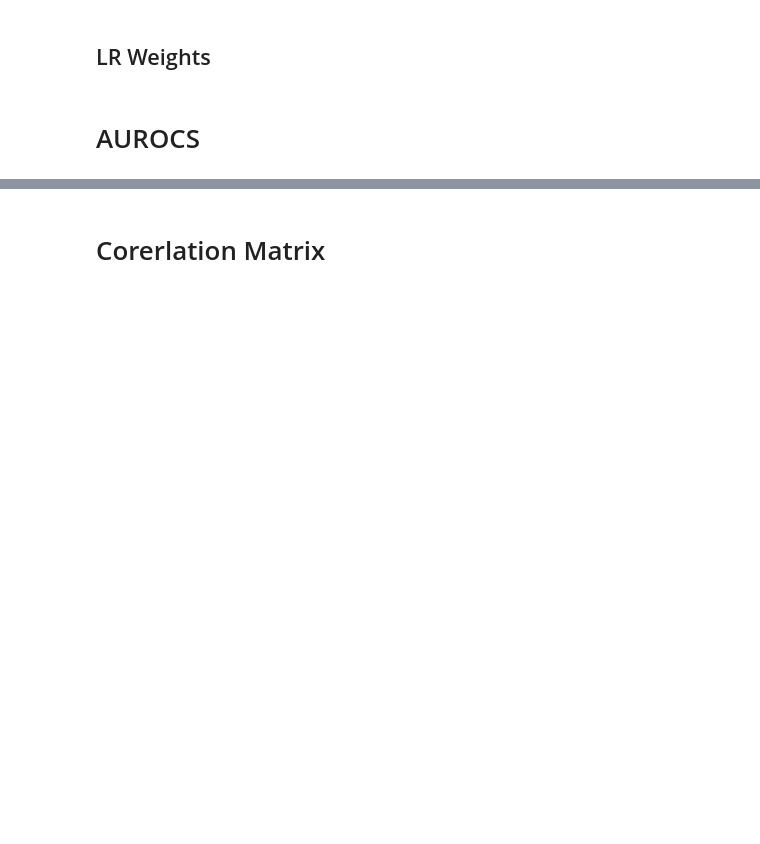
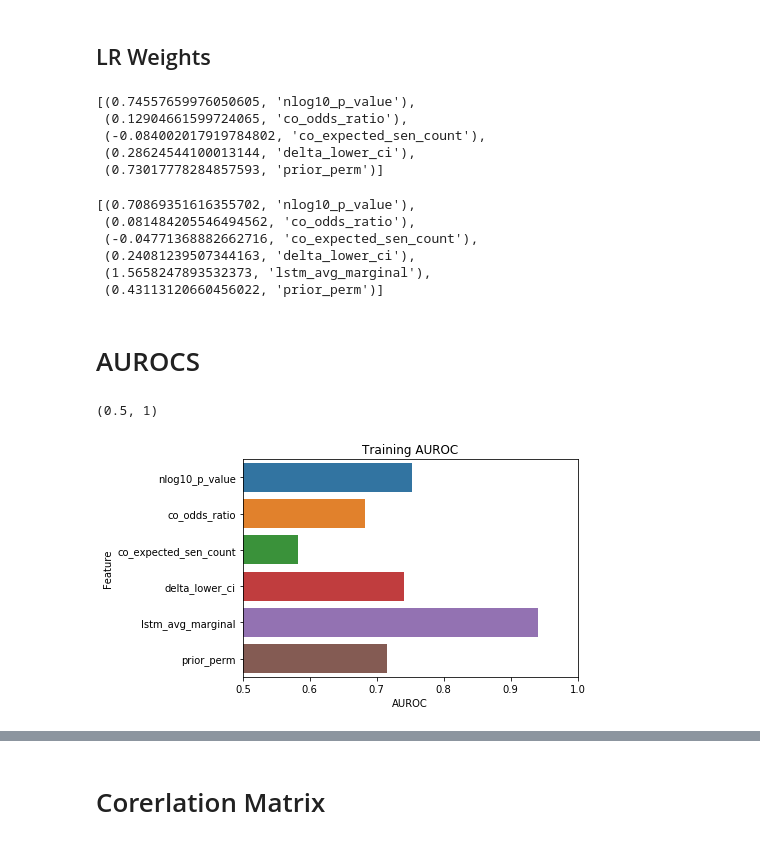
Before and after one commit to greenelab/snorkeling, a Jupyter notebook: All_Relationships/9.entity_prediction.ipynb, the cells around one changed output, grey strips where cells are left out. Drawn from its saved outputs; the diff is of its cells as text; code cells hidden in the pictures; blank space fills up the shorter version.

Commit message:
Added train and test ROCs

```diff
--- a/All_Relationships/9.entity_prediction.ipynb
+++ b/All_Relationships/9.entity_prediction.ipynb
@@ -121,9 +146,8 @@ lstm_features = [
     "lstm_avg_marginal"
 ]
 
-tempX = X[[col for col in X.columns if col not in lstm_features]]
-tempX = tempX.append(X_dev[[col for col in X_dev.columns if col not in lstm_features]])
+tempX = train_X[[col for col in X.columns if col not in lstm_features]]
 
 transformed_tempX = no_lstm_normalizer.fit_transform(tempX)
-transformed_X = lstm_normalizer.fit_transform(X.append(X_dev))
+transformed_X = lstm_normalizer.fit_transform(train_X)
 # %% [output]
@@ -133,6 +157,6 @@ Wall time: 12 ms
 %%time
 
 final_model = GridSearchCV(lr, lr_grid, cv=10, n_jobs=3, scoring='roc_auc', return_train_score=True)
-final_model.fit(transformed_tempX, Y.append(Y_dev))
+final_model.fit(transformed_tempX, train_Y)
 final_models.append(final_model)
 # %% [output]
@@ -143,5 +167,5 @@ Wall time: 1min 42s
 
 # Train on data with LSTM input
 final_model = GridSearchCV(lr, lr_grid, cv=10, n_jobs=3, scoring='roc_auc', return_train_score=True)
-final_model.fit(transformed_X, Y.append(Y_dev))
+final_model.fit(transformed_X, train_Y)
 final_models.append(final_model)
@@ -160,19 +193,34 @@ plt.plot(lstm_result['param_C'], lstm_result['mean_test_score'])
 ## LR Weights
 # %%
 list(zip(final_models[0].best_estimator_.coef_[0], [col for col in training_set.columns if col not in lstm_features+non_features]))
+# %% [output]
+[(0.74557659976050605, 'nlog10_p_value'),
+ (0.12904661599724065, 'co_odds_ratio'),
+ (-0.084002017919784802, 'co_expected_sen_count'),
+ (0.28624544100013144, 'delta_lower_ci'),
+ (0.73017778284857593, 'prior_perm')]
 # %%
 list(zip(final_models[1].best_estimator_.coef_[0], [col for col in training_set.columns if col not in non_features]))
+# %% [output]
+[(0.70869351616355702, 'nlog10_p_value'),
+ (0.081484205546494562, 'co_odds_ratio'),
+ (-0.04771368882662716, 'co_expected_sen_count'),
+ (0.24081239507344163, 'delta_lower_ci'),
+ (1.5658247893532373, 'lstm_avg_marginal'),
+ (0.43113120660456022, 'prior_perm')]
 # %% [markdown]
 # AUROCS
 # %%
 feature_rocs = []
-train_Y = Y.append(Y_dev)
-train_X = X.append(X_dev)
 for feature in X.columns:
     fpr, tpr, _ = roc_curve(train_Y, train_X[feature])
     feature_auc = auc(fpr, tpr)
     feature_rocs.append((feature, feature_auc))
 
 feature_roc_df = pd.DataFrame(feature_rocs, columns=["Feature", "AUROC"])
 ax = sns.barplot(x="AUROC", y="Feature", data=feature_roc_df)
+plt.title("Training AUROC")
 plt.xlim([0.5,1])
+# %% [output]
+(0.5, 1)
+[figure, added]
```
Also changed, not shown: parts of 16 cells of this notebook, 1 other file.
